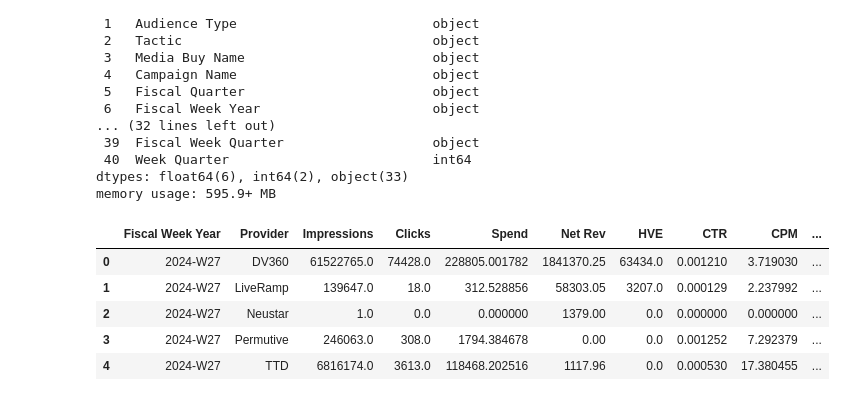
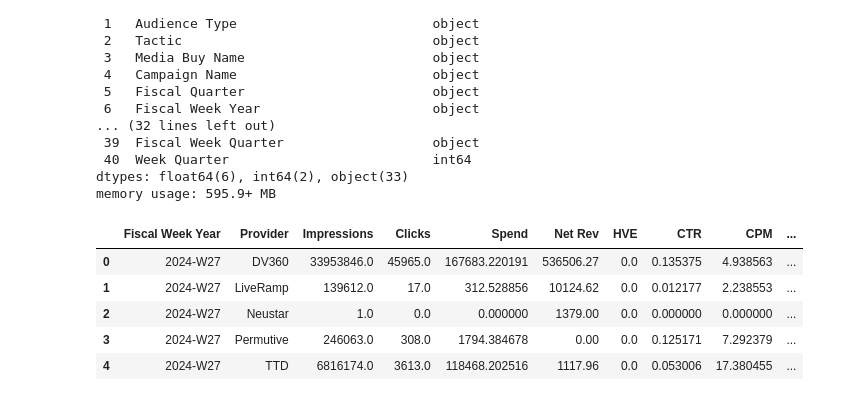
Before and after one commit to 0xrsfagundes/File-Manipulation, a Jupyter notebook: Global Use Cases/Permutive/Permutive-Copy1.ipynb, the cells around one changed output. Drawn from its saved outputs; the diff is of its cells as text; code cells hidden in the pictures.

```diff
--- a/Global Use Cases/Permutive/Permutive-Copy1.ipynb
+++ b/Global Use Cases/Permutive/Permutive-Copy1.ipynb
@@ -35,8 +35,11 @@ memory usage: 595.9+ MB
 # %%
 # Filter the dataset by US, 2024Q3 and 3P
 df_filtered = df[(df['Fiscal Quarter'] == '2024-Q3')
-       & (df['Country'] == 'United States')
-       & (df['Audience Type'] == '3PD')]
+                 & (df['Country'] == 'United States')
+                 & (df['Audience Type'] == '3PD')
+                 & (df['BU'] == 'CSB')
+                 #& (df['Display Dell Vehicle Mapped'] == 'Display')
+                ]
 # %%
 # Create a flag for the main Vendors
 df_filtered['Permutive_flag'] = df_filtered['Media Buy Name'].str.contains(r'Permutive|Permutvie|permu|Permu|ermu', case=False)
@@ -54,7 +57,7 @@ df_filtered['Provider'] = np.where(df_filtered['Permutive_flag'], 'Permutive',
                                    np.where(df_filtered['TTD_flag'], 'TTD',
                                            np.where(df_filtered['LR_flag'], 'LiveRamp',
                                                    np.where(df_filtered['NS_flag'], 'Neustar',
-                                                           np.where(df_filtered['DV360_flag'], 'DV360', None)))))
+                                                           np.where(df_filtered['DV360_flag'] & ~df_filtered['Permutive_flag'] & ~df_filtered['LR_flag'], 'DV360', None)))))
 # %%
 # Group KPIs by Provider
 grouped_df = df_filtered.groupby([
@@ -69,18 +72,18 @@ grouped_df = df_filtered.groupby([
 }).reset_index()
 # %%
 # Create additional KPIs
-grouped_df['CTR'] = grouped_df['Clicks'] / grouped_df['Impressions']
+grouped_df['CTR'] = (grouped_df['Clicks'] / grouped_df['Impressions']) * 100
 grouped_df['CPM'] = 1000 * grouped_df['Spend'] / grouped_df['Impressions']
 grouped_df['CPC'] = grouped_df['Spend'] / grouped_df['Clicks']
 
 grouped_df.head()
 # %% [output]
 |  | Fiscal Week Year | Provider | Impressions | Clicks | Spend | Net Rev | HVE | CTR | CPM | ... |
-| 0 | 2024-W27 | DV360 | 61522765.0 | 74428.0 | 228805.001782 | 1841370.25 | 63434.0 | 0.001210 | 3.719030 | ... |
-| 1 | 2024-W27 | LiveRamp | 139647.0 | 18.0 | 312.528856 | 58303.05 | 3207.0 | 0.000129 | 2.237992 | ... |
+| 0 | 2024-W27 | DV360 | 33953846.0 | 45965.0 | 167683.220191 | 536506.27 | 0.0 | 0.135375 | 4.938563 | ... |
+| 1 | 2024-W27 | LiveRamp | 139612.0 | 17.0 | 312.528856 | 10124.62 | 0.0 | 0.012177 | 2.238553 | ... |
 | 2 | 2024-W27 | Neustar | 1.0 | 0.0 | 0.000000 | 1379.00 | 0.0 | 0.000000 | 0.000000 | ... |
-| 3 | 2024-W27 | Permutive | 246063.0 | 308.0 | 1794.384678 | 0.00 | 0.0 | 0.001252 | 7.292379 | ... |
-| 4 | 2024-W27 | TTD | 6816174.0 | 3613.0 | 118468.202516 | 1117.96 | 0.0 | 0.000530 | 17.380455 | ... |
+| 3 | 2024-W27 | Permutive | 246063.0 | 308.0 | 1794.384678 | 0.00 | 0.0 | 0.125171 | 7.292379 | ... |
+| 4 | 2024-W27 | TTD | 6816174.0 | 3613.0 | 118468.202516 | 1117.96 | 0.0 | 0.053006 | 17.380455 | ... |
 # %%
 sns.boxplot(data=grouped_df, x='Provider',y='CTR')
 # %% [output]
```
Also changed, not shown: parts of 3 cells of this notebook.
